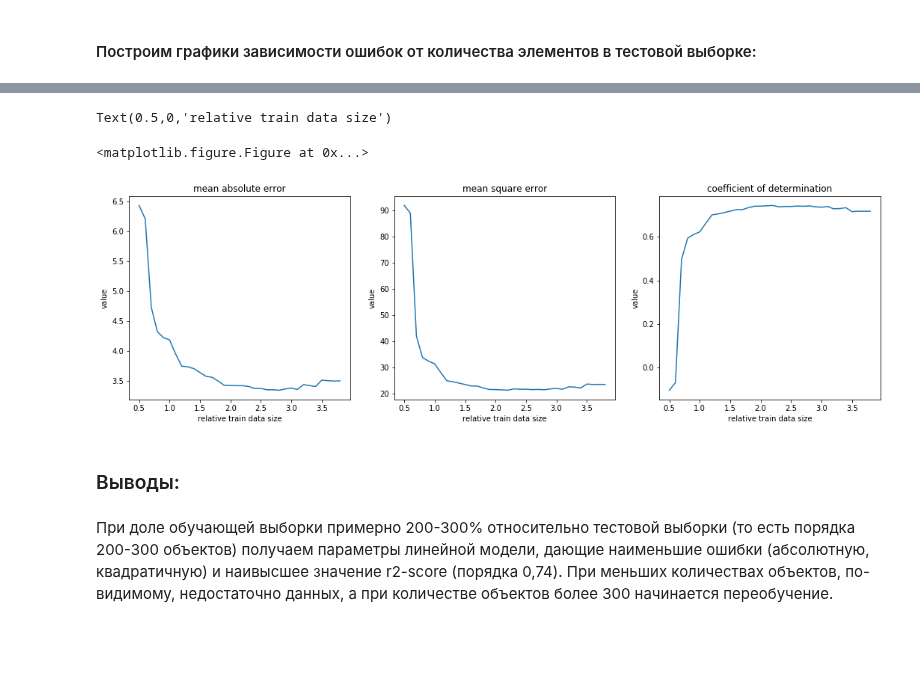
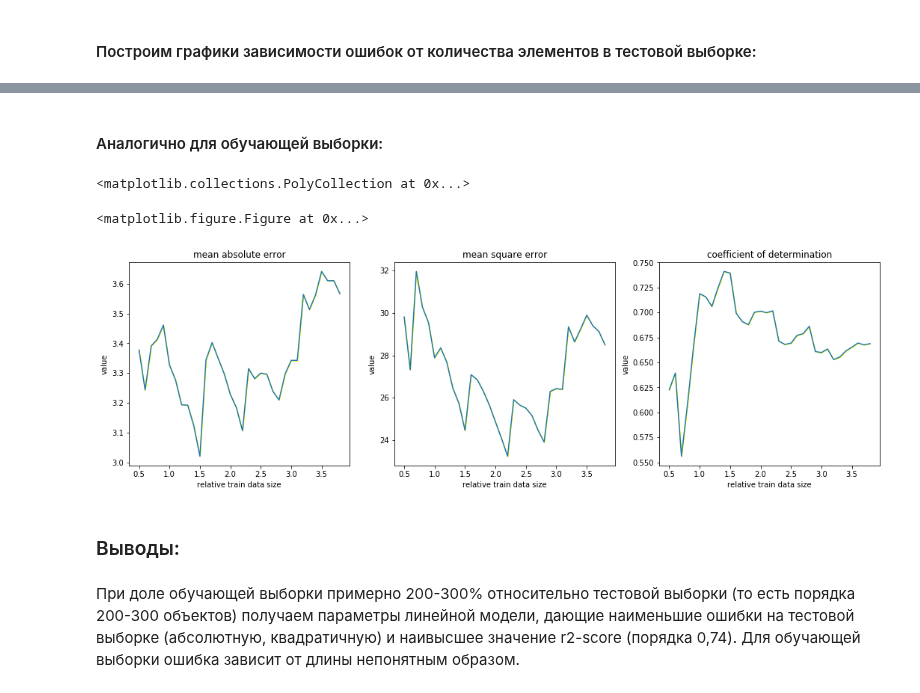
Before and after one commit to Intelligent-Systems-Phystech/StartCode, a Jupyter notebook: Bolobolova2018ProblemHousingPrices/main.ipynb, the cells around one changed output, grey strips where cells are left out. Cells and saved outputs as stored; diff of their text form; code cells hidden in the pictures; blank space fills up the shorter version.

Commit message:
add errors processing

```diff
--- a/Bolobolova2018ProblemHousingPrices/main.ipynb
+++ b/Bolobolova2018ProblemHousingPrices/main.ipynb
@@ -97,7 +96,8 @@ prediction variance = 45.780486850341056
 # Число повторений для l_train случайных объектов равно k
 parameters = {"k": range(20), "l_train": np.arange(0.5, 3.9, 0.1)}
 # Запишем результаты сюда
-error_results = {"mae": [], "mse": [], "r2": []}
+error_results_test = {"mae": [], "mse": [], "r2": [], "var": {'mae_mean': [], 'mae_var': [], 'mse_mean': [], 'mse_var': [], 'r2_mean': [], 'r2_var': []}}
+error_results_train = {"mae": [], "mse": [], "r2": [], "var": {'mae_mean': [], 'mae_var': [], 'mse_mean': [], 'mse_var': [], 'r2_mean': [], 'r2_var': []}}
 # %%
 test_data_size = data_test.shape[0] # test data will be always the same
 
@@ -176,29 +260,38 @@ Text(0.5,1,'Prices vs Predicted prices: $Y_i$ vs $\\hat{Y}_i$')
+# %% [markdown]
+#### Аналогично для обучающей выборки:
 # %%
 plt.figure(figsize=(10, 8))
 fig, axs = plt.subplots(figsize=(18, 5), ncols=3)
 
-X, Y = parameters['l_train'], error_results['mae']
+error = error_results_train.get('var').get('mae_var')
+X, Y = parameters['l_train'], error_results_train['mae']
 axs[0].plot(X, Y)
 axs[0].set_title('mean absolute error')
 axs[0].set_ylabel('value')
 axs[0].set_xlabel('relative train data size')
+axs[0].fill_between(X, np.array(Y)-np.array(error), np.array(Y)+np.array(error), color = 'YELLOW')
 
-Y = error_results['mse']
+error = error_results_train.get('var').get('mse_var')
+Y = error_results_train['mse']
 axs[1].plot(X, Y)
 axs[1].set_title('mean square error')
 axs[1].set_ylabel('value')
 axs[1].set_xlabel('relative train data size')
+axs[1].fill_between(X, np.array(Y)-np.array(error), np.array(Y)+np.array(error), color = 'YELLOW')
 
-Y = error_results['r2']
+error = error_results_train.get('var').get('r2_var')
+Y = error_results_train['r2']
 axs[2].plot(X, Y)
 axs[2].set_title('coefficient of determination')
 axs[2].set_ylabel('value')
 axs[2].set_xlabel('relative train data size')
+axs[2].fill_between(X, np.array(Y)-np.array(error), np.array(Y)+np.array(error), color = 'YELLOW')
 # %% [output]
-Text(0.5,0,'relative train data size')
+<matplotlib.collections.PolyCollection at 0x...>
 <matplotlib.figure.Figure at 0x...>
-[figure, old version]
+[figure, new version]
 # %% [markdown]
 ### Выводы:
 # %% [markdown]
-При доле обучающей выборки примерно 200-300% относительно тестовой выборки (то есть порядка 200-300 объектов) получаем параметры линейной модели, дающие наименьшие ошибки (абсолютную, квадратичную) и наивысшее значение r2-score (порядка 0,74). При меньших количествах объектов, по-видимому, недостаточно данных, а при количестве объектов более 300 начинается переобучение.
+При доле обучающей выборки примерно 200-300% относительно тестовой выборки (то есть порядка 200-300 объектов) получаем параметры линейной модели, дающие наименьшие ошибки на тестовой выборке (абсолютную, квадратичную) и наивысшее значение r2-score (порядка 0,74).
+Для обучающей выборки ошибка зависит от длины непонятным образом.
```
Also changed, not shown: parts of 9 cells of this notebook.
